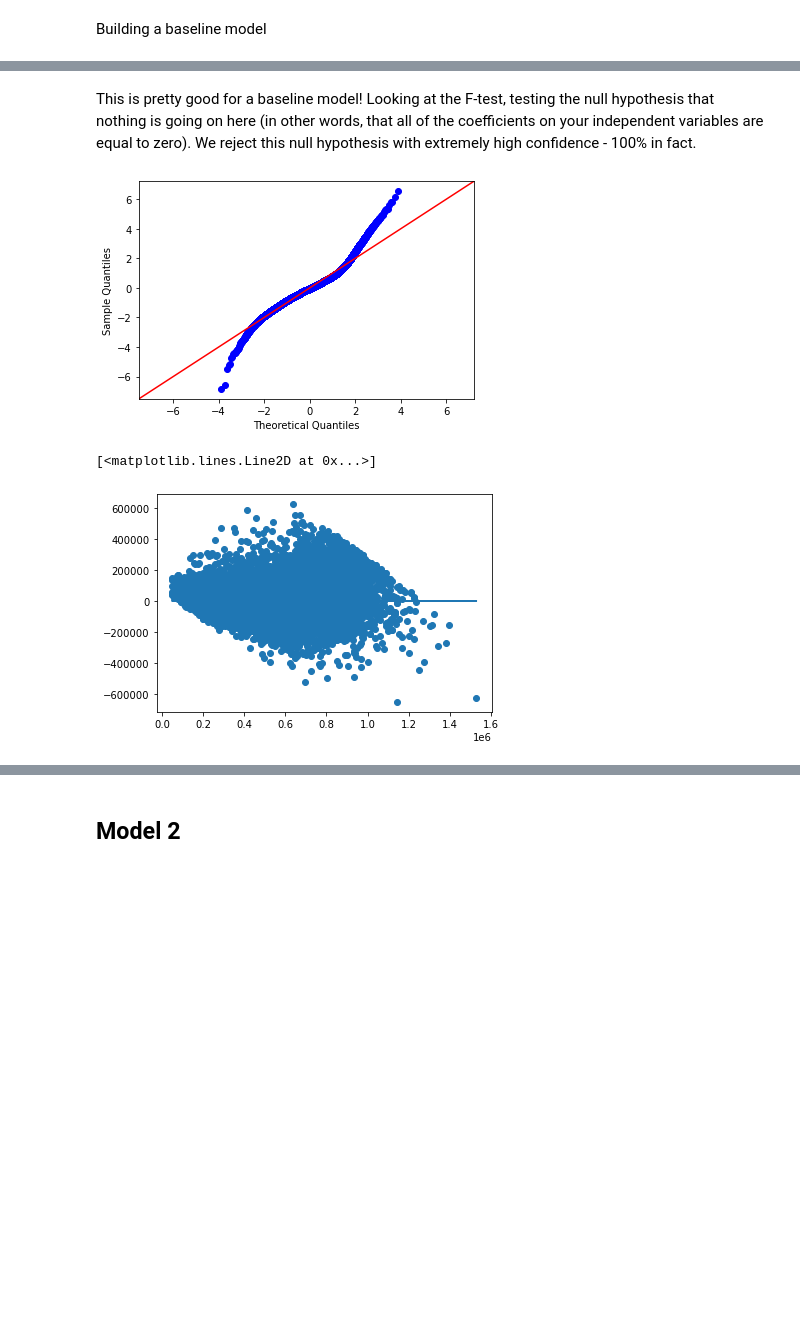
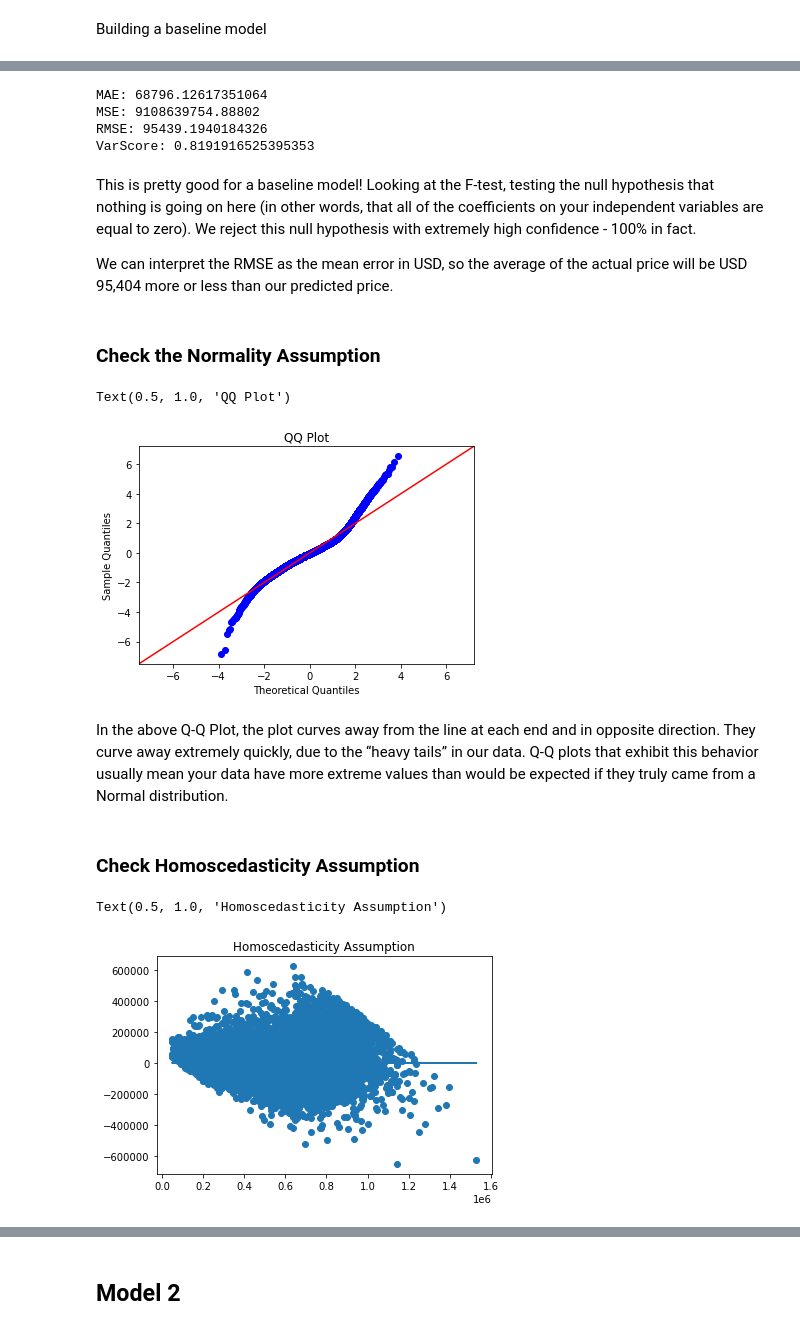
Before and after one commit to alexcasey92/Phase_2_Housing_Project, a Jupyter notebook: technical_notebook.ipynb, the cells around one changed output, grey strips where cells are left out. Saved outputs shown, nothing was run; the diff lists cells and outputs as text; code cells hidden in the pictures; blank space fills up the shorter version.

```diff
--- a/technical_notebook.ipynb
+++ b/technical_notebook.ipynb
@@ -728,15 +722,37 @@ Notes:
 [1] Standard Errors assume that the covariance matrix of the errors is correctly specified.
 [2] The smallest eigenvalue is 1.25e-28. This might indicate that there are
 strong multicollinearity problems or that the design matrix is singular.
+# %%
+ypred = model.predict(X_int)
+print('MAE:', metrics.mean_absolute_error(y, ypred))
+print('MSE:', metrics.mean_squared_error(y, ypred))
+print('RMSE:', np.sqrt(metrics.mean_squared_error(y, ypred)))
+print('VarScore:',metrics.explained_variance_score(y, ypred))
+# %% [output]
+MAE: 68796.12617351064
+MSE: 9108639754.88802
+RMSE: 95439.1940184326
+VarScore: 0.8191916525395353
 # %% [markdown]
 This is pretty good for a baseline model! Looking at the F-test, testing the null hypothesis that nothing is going on here (in other words, that all of the coefficients on your independent variables are equal to zero). We reject this null hypothesis with extremely high confidence - 100% in fact.
+
+We can interpret the RMSE as the mean error in USD, so the average of the actual price will be USD 95,404 more or less than our predicted price.
+# %% [markdown]
+### Check the Normality Assumption
 # %%
 fig = sm.graphics.qqplot(model.resid, dist=stats.norm, line='45', fit=True)
+plt.title('QQ Plot')
 # %% [output]
+Text(0.5, 1.0, 'QQ Plot')
-[figure, old version]
+[figure, new version]
+# %% [markdown]
+In the above Q-Q Plot, the plot curves away from the line at each end and in opposite direction. They curve away extremely quickly, due to the “heavy tails” in our data. Q-Q plots that exhibit this behavior usually mean your data have more extreme values than would be expected if they truly came from a Normal distribution.
+# %% [markdown]
+### Check Homoscedasticity Assumption
 # %%
 plt.scatter(model.predict(X_int), model.resid)
 plt.plot(model.predict(X_int), [0 for i in range(len(X))])
+plt.title('Homoscedasticity Assumption')
 # %% [output]
-[<matplotlib.lines.Line2D at 0x...>]
+Text(0.5, 1.0, 'Homoscedasticity Assumption')
-[figure, old version]
+[figure, new version]
```
Also changed, not shown: parts of 41 cells of this notebook, 2 other files.
